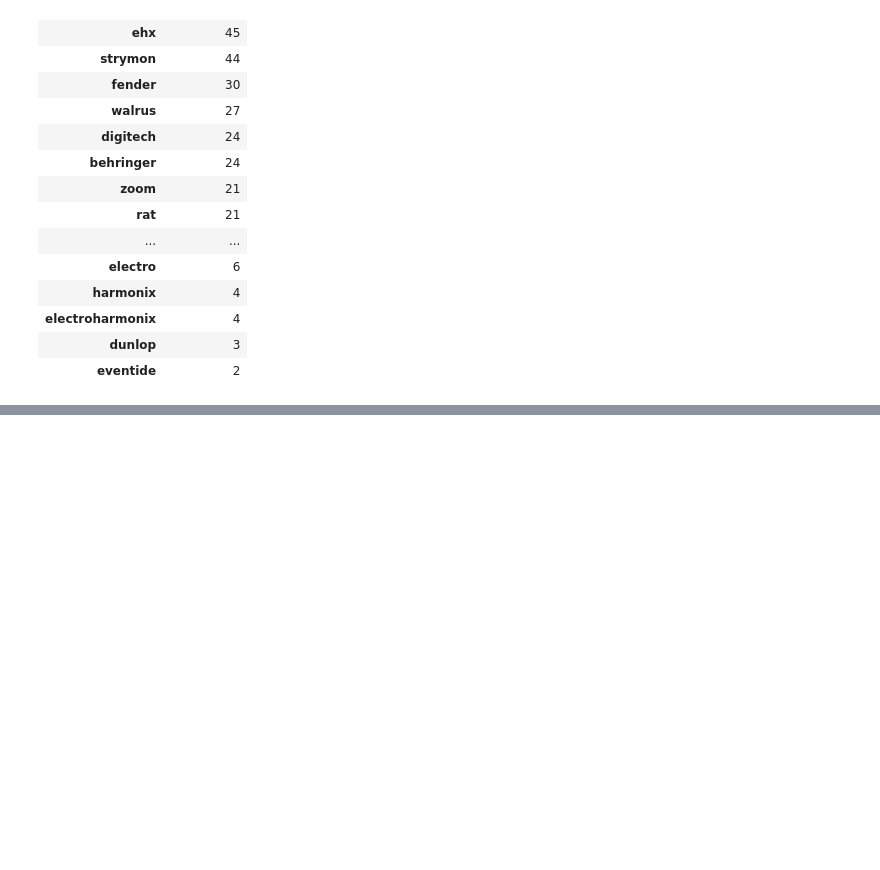
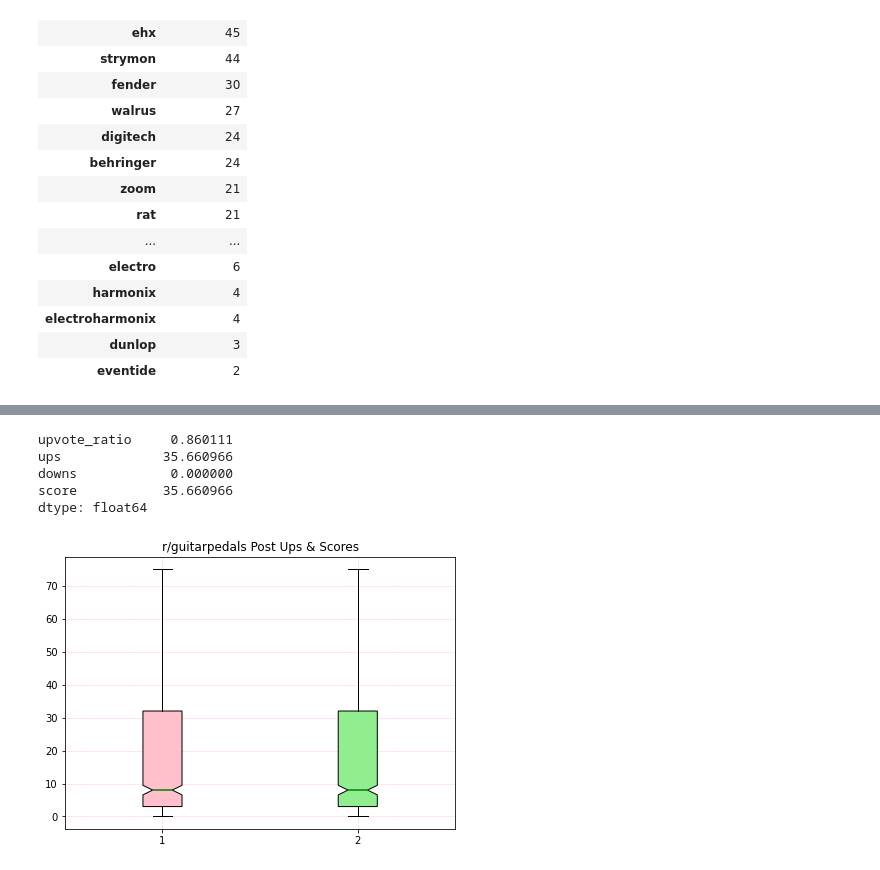
Before and after one commit to leelina024/reddit-guitarpedals, a Jupyter notebook: reddit_guitarpedals_transform.ipynb, the cells around one changed output, grey strips where cells are left out. Cells and saved outputs as stored; diff of their text form; code cells hidden in the pictures; blank space fills up the shorter version.

```diff
--- a/reddit_guitarpedals_transform.ipynb
+++ b/reddit_guitarpedals_transform.ipynb
@@ -253,3 +253,5 @@ brand
 | electroharmonix | 4 |
 | dunlop | 3 |
 | eventide | 2 |
+# %%
+votes_df = pedals[['upvote_ratio', 'ups', 'downs', 'score']]
@@ -255,0 +267,24 @@ brand
+# %%
+votes_df.mean()
+# %% [output]
+upvote_ratio     0.860111
+ups             35.660966
+downs            0.000000
+score           35.660966
+dtype: float64
+# %%
+fig, axes = plt.subplots(nrows=1, ncols=1, figsize=(7, 5))
+ax = plt.boxplot(votes_df[['ups', 'score']], widths=(0.2, 0.2),
+                            showfliers=False, notch=True,vert=True, patch_artist=True)
+for median in ax['medians']:
+    median.set(color='green', linewidth=1.5)
+colors = ['pink', 'lightgreen']
+for bplot in ax:
+    for patch, color in zip(ax['boxes'], colors):
+        patch.set_facecolor(color)
+
+plt.title("r/guitarpedals Post Ups & Scores")
+plt.grid(color = 'lightpink', linestyle = '--', linewidth = 0.5)
+plt.show()
+# %% [output]
+[figure, added]
```
Also changed, not shown: parts of 2 cells of this notebook.
